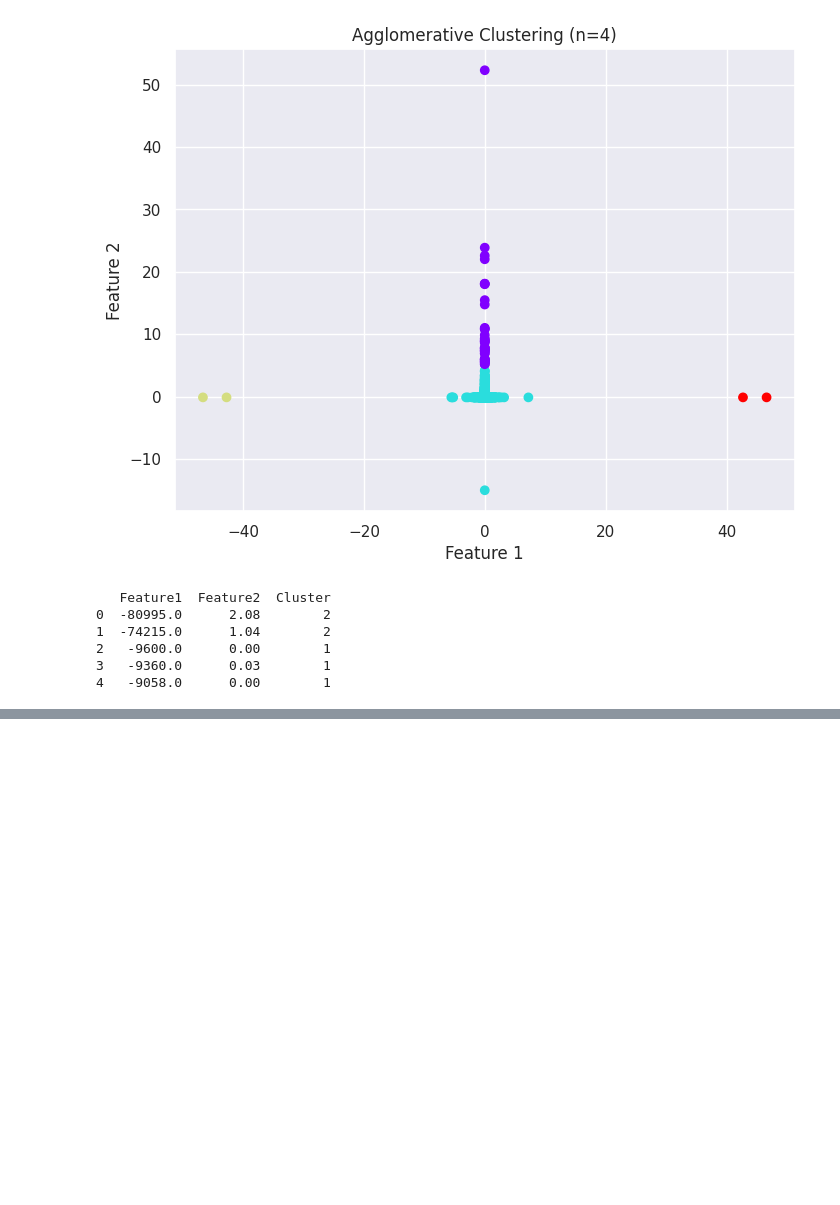
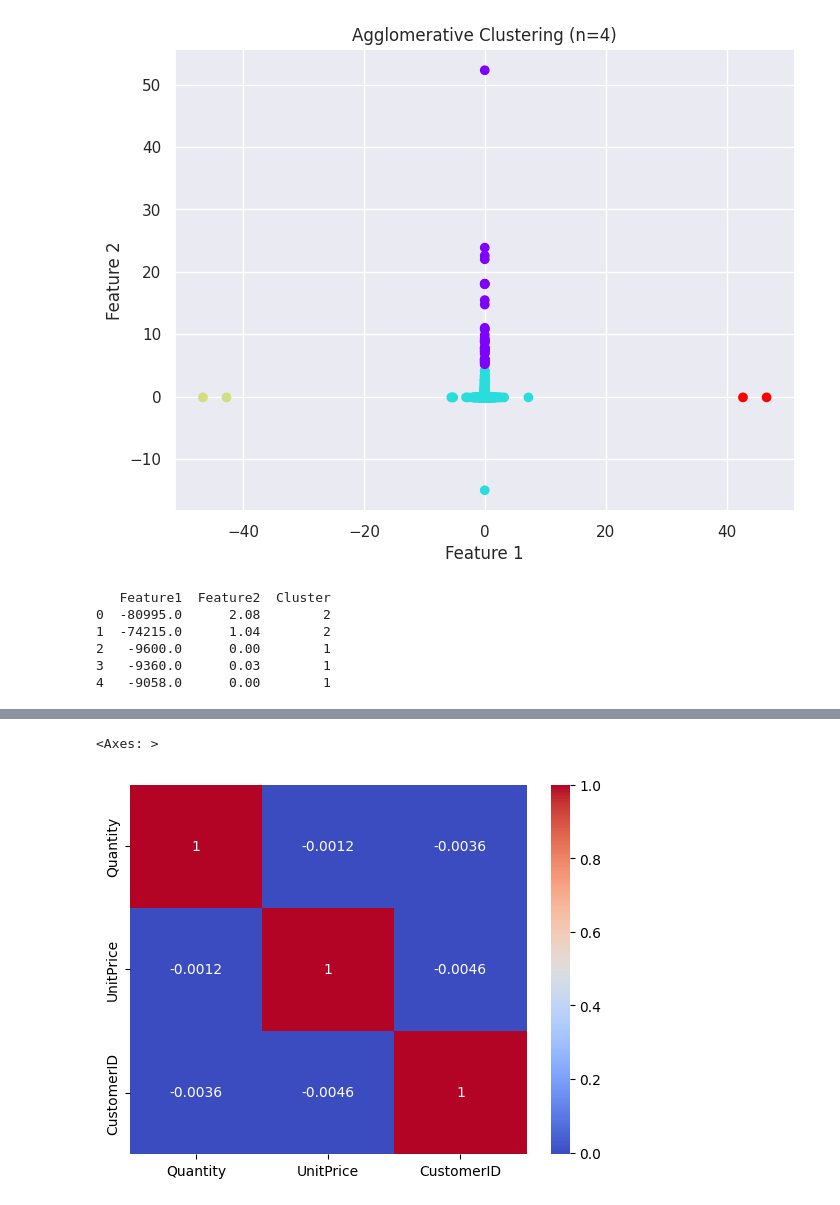
Before and after one commit to geez5/CustomersegmentationClustering, a Jupyter notebook: customer_clustering_segmentation.ipynb, the cells around one changed output, grey strips where cells are left out. Saved outputs shown, nothing was run; the diff lists cells and outputs as text; code cells hidden in the pictures; blank space fills up the shorter version.

```diff
--- a/customer_clustering_segmentation.ipynb
+++ b/customer_clustering_segmentation.ipynb
@@ -276,0 +279,3 @@ print(df_clusters.head())
+# %%
+# Load the CSV file with proper encoding
+df = pd.read_csv('/content/data.csv.zip', encoding='ISO-8859-1')
@@ -276,0 +341,6 @@ print(df_clusters.head())
+# %%
+# Correlation Heatmap
+sns.heatmap(df.corr(numeric_only=True), annot=True, cmap='coolwarm')
+# %% [output]
+<Axes: >
+[figure, added]
```
Also changed, not shown: parts of 9 cells of this notebook.
